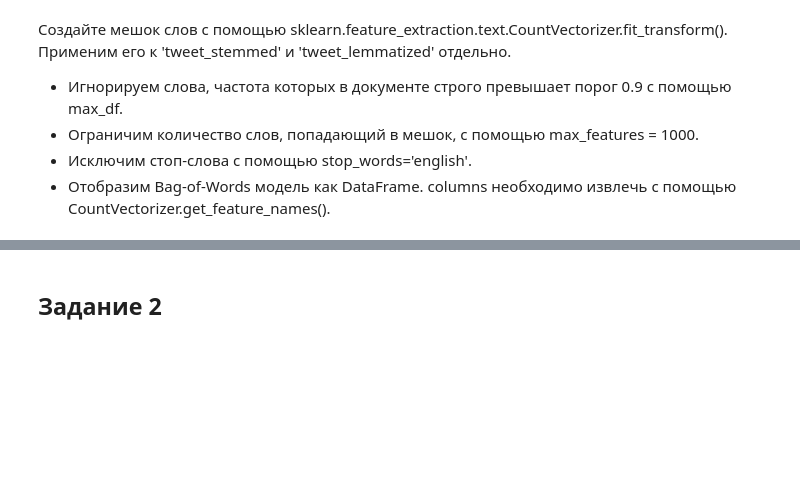
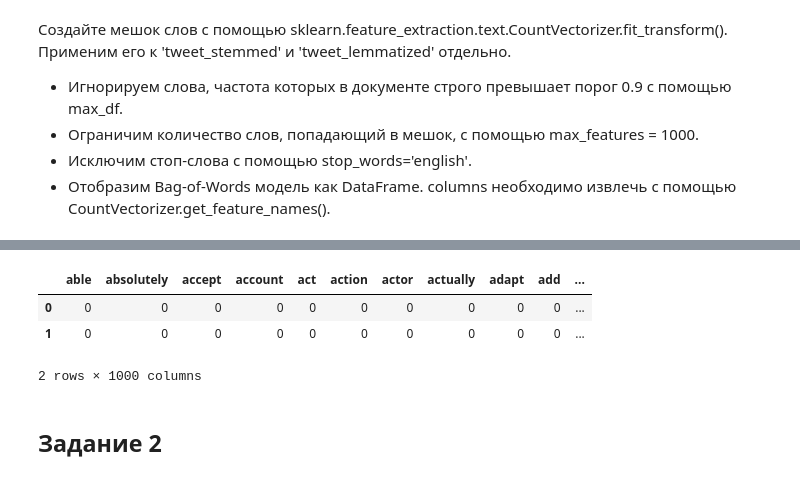
Before and after one commit to VitalyGladyshev/gb_nlp, a Jupyter notebook: HW_02.ipynb, the cells around one changed output, grey strips where cells are left out. Drawn from its saved outputs; the diff is of its cells as text; code cells hidden in the pictures; blank space fills up the shorter version.

```diff
--- a/HW_02.ipynb
+++ b/HW_02.ipynb
@@ -48,3 +87,11 @@ data.tail(2)
+# %%
+df_count_vect_lemmatized = pd.DataFrame(bag_of_words_lemmatized.toarray(), columns=count_vectorizer_lemmatized.get_feature_names())
+df_count_vect_lemmatized.head(2)
+# %% [output]
+|  | able | absolutely | accept | account | act | action | actor | actually | adapt | add | ... |
+| 0 | 0 | 0 | 0 | 0 | 0 | 0 | 0 | 0 | 0 | 0 | ... |
+| 1 | 0 | 0 | 0 | 0 | 0 | 0 | 0 | 0 | 0 | 0 | ... |
+2 rows × 1000 columns
 # %% [markdown]
 ## Задание 2
 # %% [markdown]
```
Also changed, not shown: parts of 17 cells of this notebook.
